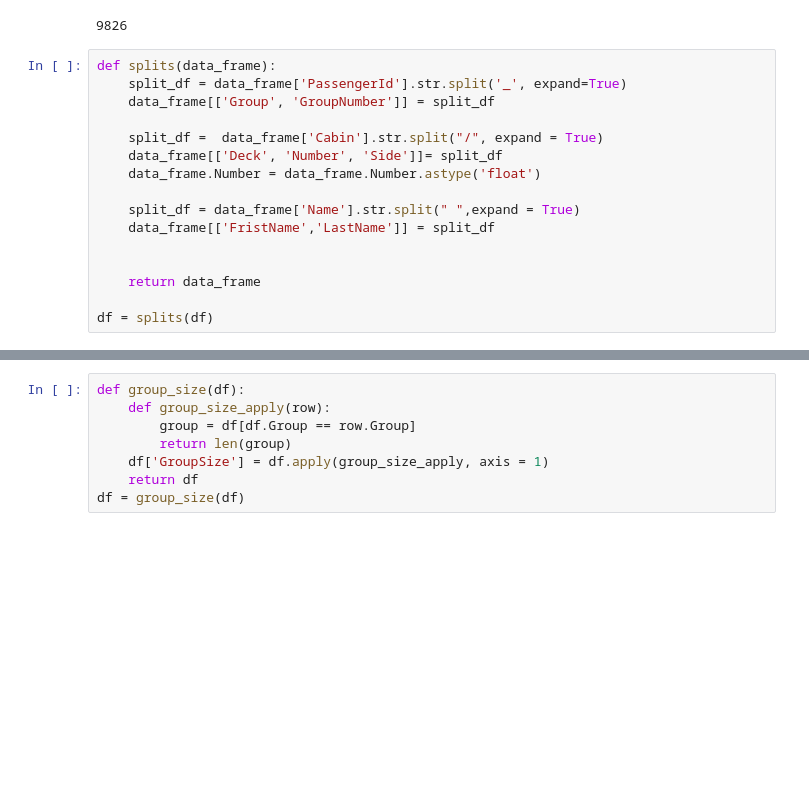
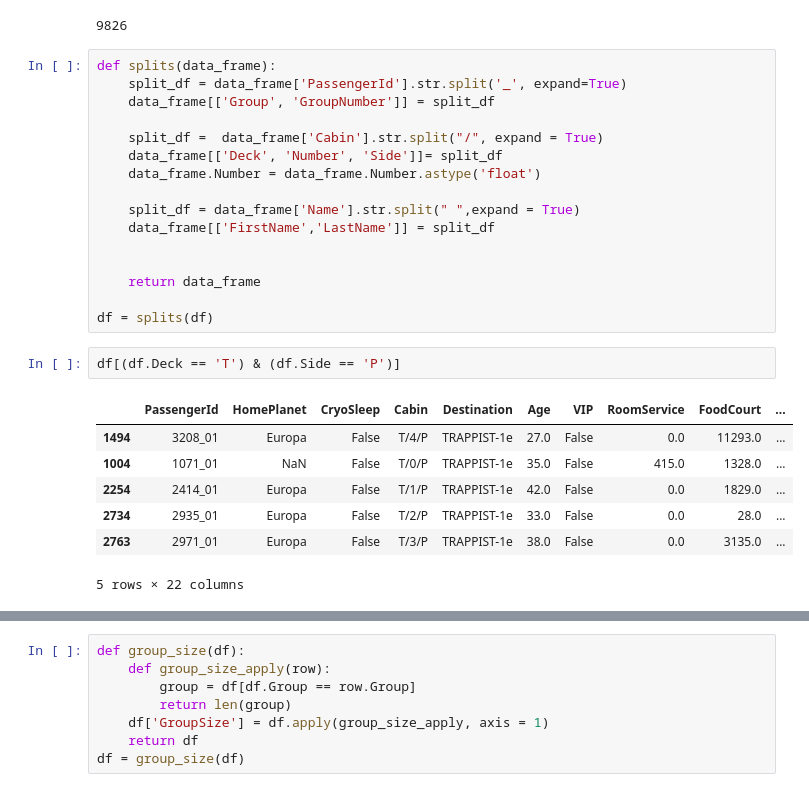
Before and after one commit to jacobsultan/cabin-for-spacetitanic-kaggle, a Jupyter notebook: data_splits.ipynb, the cells around one changed output, grey strips where cells are left out. Cells and saved outputs as stored; diff of their text form; blank space fills up the shorter version.

```diff
--- a/data_splits.ipynb
+++ b/data_splits.ipynb
@@ -21,9 +21,19 @@ def splits(data_frame):
     data_frame.Number = data_frame.Number.astype('float')
 
     split_df = data_frame['Name'].str.split(" ",expand = True)
-    data_frame[['FristName','LastName']] = split_df
+    data_frame[['FirstName','LastName']] = split_df
 
 
     return data_frame
 
 df = splits(df)
+# %%
+df[(df.Deck == 'T') & (df.Side == 'P')]
+# %% [output]
+|  | PassengerId | HomePlanet | CryoSleep | Cabin | Destination | Age | VIP | RoomService | FoodCourt | ... |
+| 1494 | 3208_01 | Europa | False | T/4/P | TRAPPIST-1e | 27.0 | False | 0.0 | 11293.0 | ... |
+| 1004 | 1071_01 | NaN | False | T/0/P | TRAPPIST-1e | 35.0 | False | 415.0 | 1328.0 | ... |
+| 2254 | 2414_01 | Europa | False | T/1/P | TRAPPIST-1e | 42.0 | False | 0.0 | 1829.0 | ... |
+| 2734 | 2935_01 | Europa | False | T/2/P | TRAPPIST-1e | 33.0 | False | 0.0 | 28.0 | ... |
+| 2763 | 2971_01 | Europa | False | T/3/P | TRAPPIST-1e | 38.0 | False | 0.0 | 3135.0 | ... |
+5 rows × 22 columns
```
Also changed, not shown: parts of 1 cell of this notebook, 1 other file.
